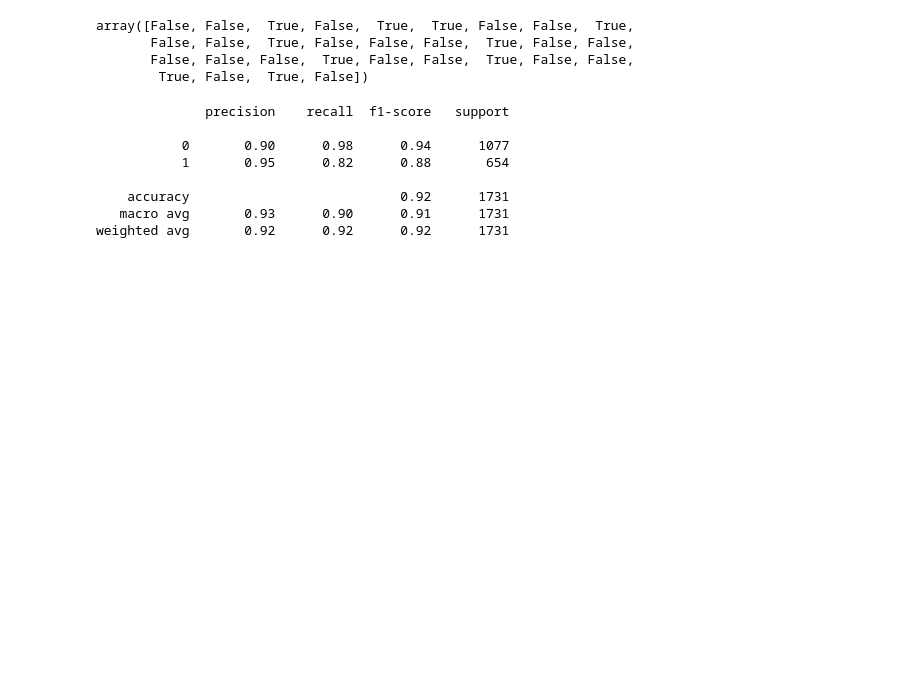
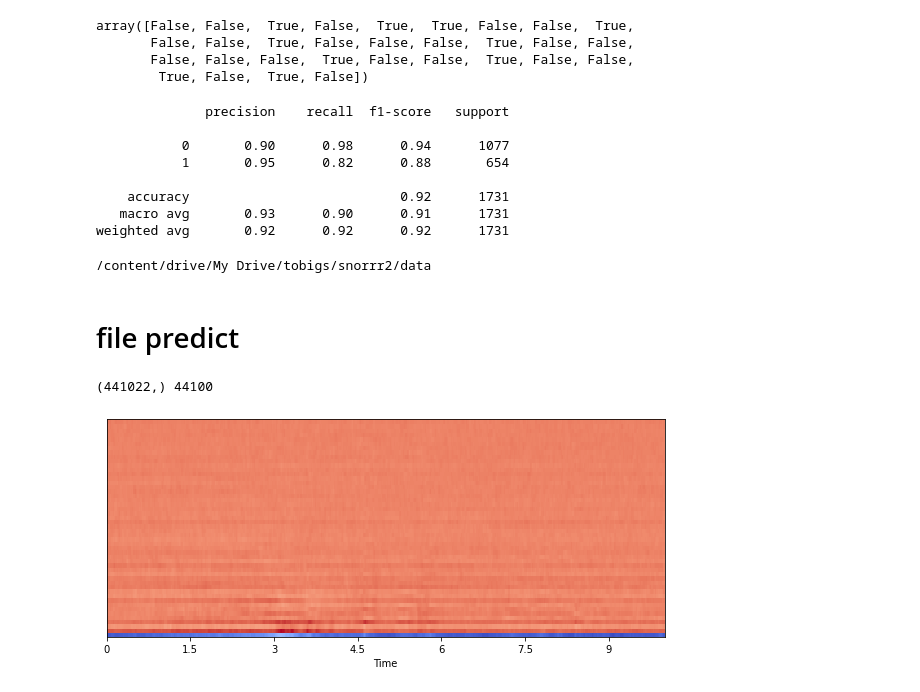
Before and after one commit to dizwe/snorrr, a Jupyter notebook: new_snorrr_true_false_light_keras.ipynb, the cells around one changed output. Cells and saved outputs as stored; diff of their text form; code cells hidden in the pictures; blank space fills up the shorter version.

```diff
--- a/new_snorrr_true_false_light_keras.ipynb
+++ b/new_snorrr_true_false_light_keras.ipynb
@@ -184,11 +197,15 @@ def get_mfcc(file_path, isTrain, sr=None, n_fft=2048, hop_length=512, n_mels=128
       #     wav = aug_func_list[aug_idx](wav)
     else:
       wav,sr = librosa.load(file_path,sr=sr)
+    print(wav.shape, sr)
 
+    # if wav.shape[0]<10*sr:
+    #   wav=np.pad(wav,int(np.ceil((10*sr-wav.shape[0]))),mode='reflect')
     if wav.shape[0]<5*sr:
         wav=np.pad(wav,int(np.ceil((5*sr-wav.shape[0])/2)),mode='reflect')
     else:
-        wav=wav[:5*sr]
+        # wav=wav[:5*sr]
+        wav=wav[5*sr:]
     mfcc = librosa.feature.mfcc(wav, sr, n_mfcc=50)
     return mfcc
 # %%
@@ -555,3 +548,9 @@ print(classification_report(real_np, pred_bool))
     accuracy                           0.92      1731
    macro avg       0.93      0.90      0.91      1731
 weighted avg       0.92      0.92      0.92      1731
+# %%
+cd /content/drive/My\ Drive/tobigs/snorrr2/data
+# %% [output]
+/content/drive/My Drive/tobigs/snorrr2/data
+# %% [markdown]
+# file predict
@@ -557,0 +559,19 @@ weighted avg       0.92      0.92      0.92      1731
+# %%
+# image = get_mfcc('./data/test.wav', False)
+# image = get_mfcc('./data/very_quite.wav', False)
+# image = get_mfcc('./data/3223.mp3', False)
+image = get_mfcc('./data/3223_record.wav', False)
+# image = get_mfcc('./data/3223_with_record_app.mp3', False)
+# %% [output]
+(441022,) 44100
+# %%
+image = np.delete(image, [431,432], 1) # 가끔 row가 안맞아서 생기는 문제 해결
+# %%
+import matplotlib.pyplot as plt
+import librosa.display
+plt.figure(figsize=(10, 4))
+librosa.display.specshow(image, x_axis='time')
+
+plt.show()
+# %% [output]
+[figure, added]
```
Also changed, not shown: parts of 53 cells of this notebook.
